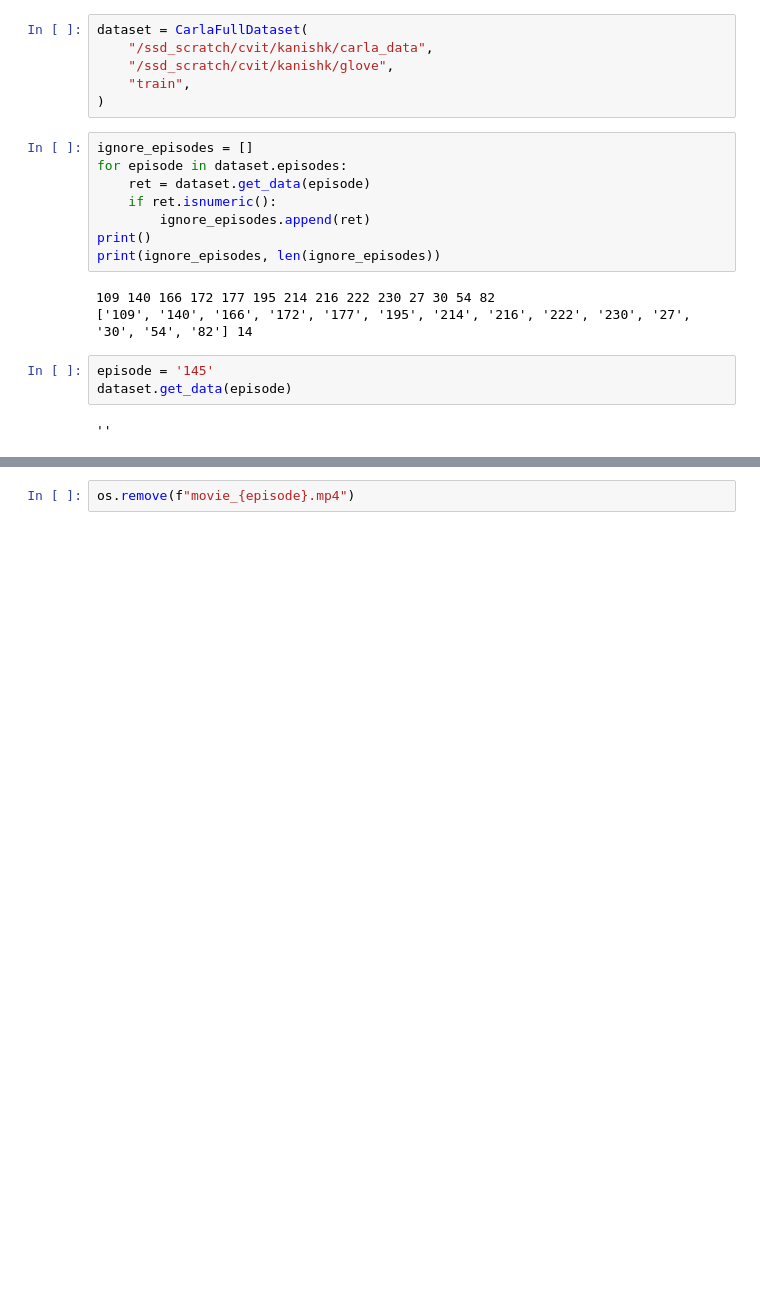
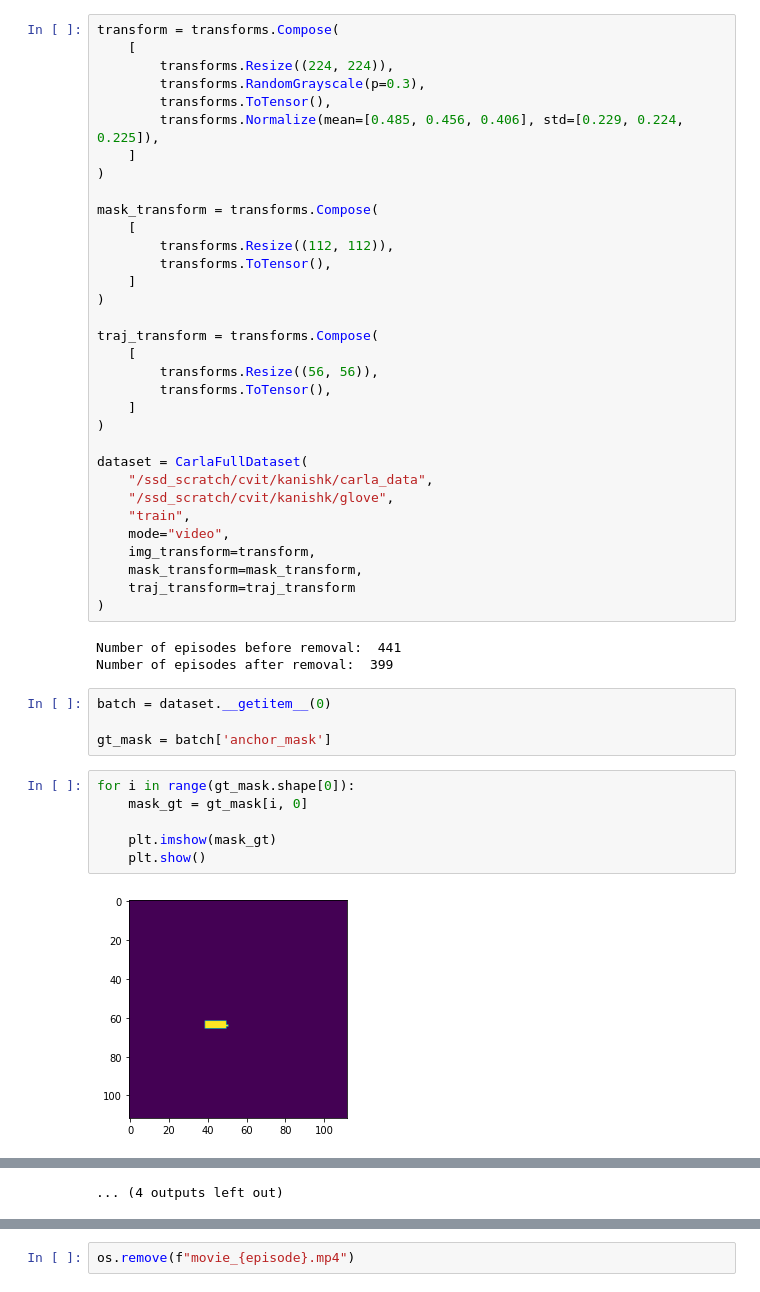
Before and after one commit to kanji95/Carla-Nav-Inference, a Jupyter notebook: dataloader/data_visualizer.ipynb, the cells around one changed output, grey strips where cells are left out. Saved outputs shown, nothing was run; the diff lists cells and outputs as text; blank space fills up the shorter version.

```diff
--- a/dataloader/data_visualizer.ipynb
+++ b/dataloader/data_visualizer.ipynb
@@ -7,24 +9,50 @@ from IPython.display import Video
 
 import ffmpeg
 # %%
+transform = transforms.Compose(
+    [
+        transforms.Resize((224, 224)),
+        transforms.RandomGrayscale(p=0.3),
+        transforms.ToTensor(),
+        transforms.Normalize(mean=[0.485, 0.456, 0.406], std=[0.229, 0.224, 0.225]),
+    ]
+)
+
+mask_transform = transforms.Compose(
+    [
+        transforms.Resize((112, 112)),
+        transforms.ToTensor(),
+    ]
+)
+
+traj_transform = transforms.Compose(
+    [
+        transforms.Resize((56, 56)),
+        transforms.ToTensor(),
+    ]
+)
+
 dataset = CarlaFullDataset(
     "/ssd_scratch/cvit/kanishk/carla_data",
     "/ssd_scratch/cvit/kanishk/glove",
     "train",
+    mode="video",
+    img_transform=transform,
+    mask_transform=mask_transform,
+    traj_transform=traj_transform
 )
+# %% [output]
+Number of episodes before removal:  441
+Number of episodes after removal:  399
-# %%
-ignore_episodes = []
-for episode in dataset.episodes:
-    ret = dataset.get_data(episode)
-    if ret.isnumeric():
-        ignore_episodes.append(ret)
-print()
-print(ignore_episodes, len(ignore_episodes))
-# %% [output]
-109 140 166 172 177 195 214 216 222 230 27 30 54 82
-['109', '140', '166', '172', '177', '195', '214', '216', '222', '230', '27', '30', '54', '82'] 14
 # %%
-episode = '145'
-dataset.get_data(episode)
+batch = dataset.__getitem__(0)
+
+gt_mask = batch['anchor_mask']
-# %% [output]
-''
+# %%
+for i in range(gt_mask.shape[0]):
+    mask_gt = gt_mask[i, 0]
+
+    plt.imshow(mask_gt)
+    plt.show()
+# %% [output]
+[figure, added]
@@ -31 +70,2 @@ dataset.get_data(episode)
+... (4 outputs left out)
 # %%
```
Also changed, not shown: parts of 3 cells of this notebook, 3 other files.
